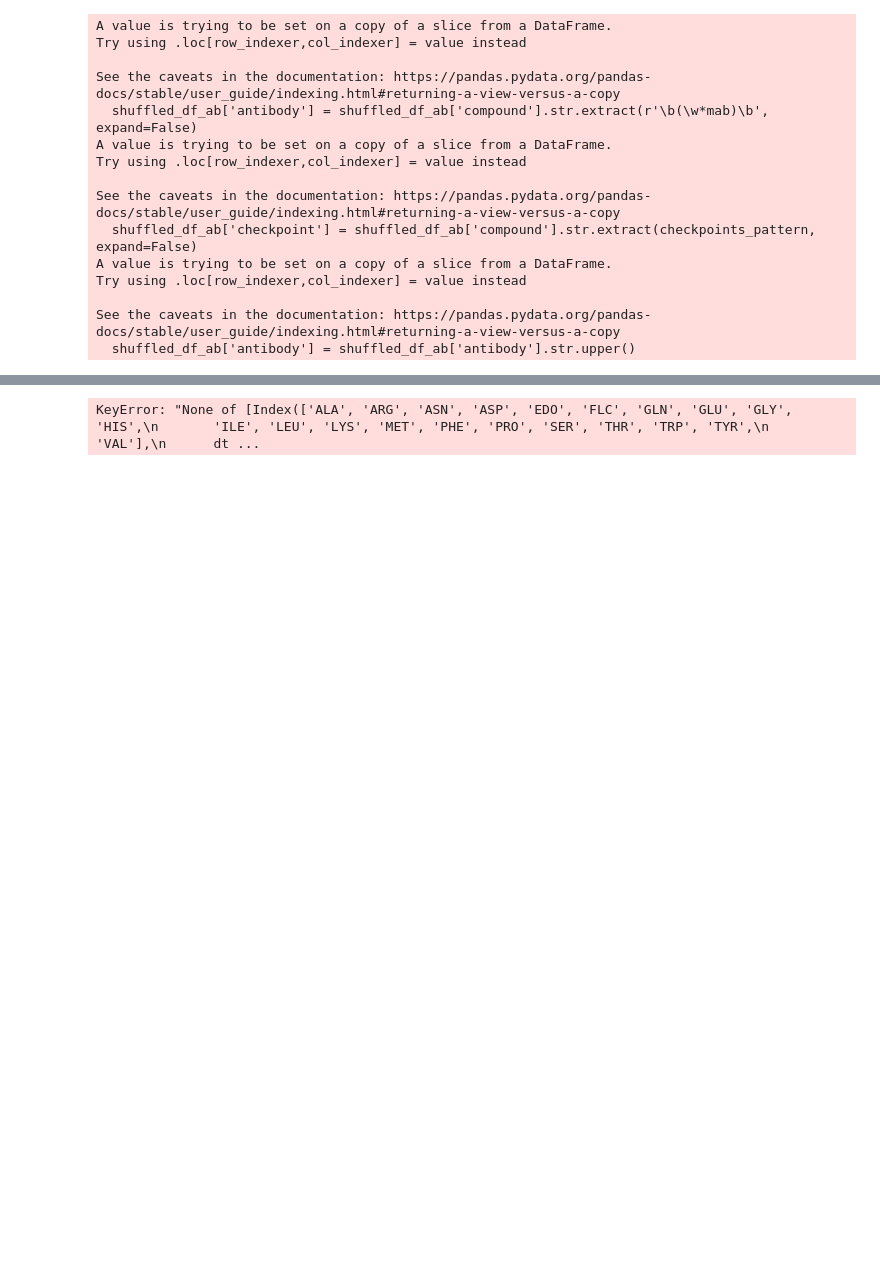
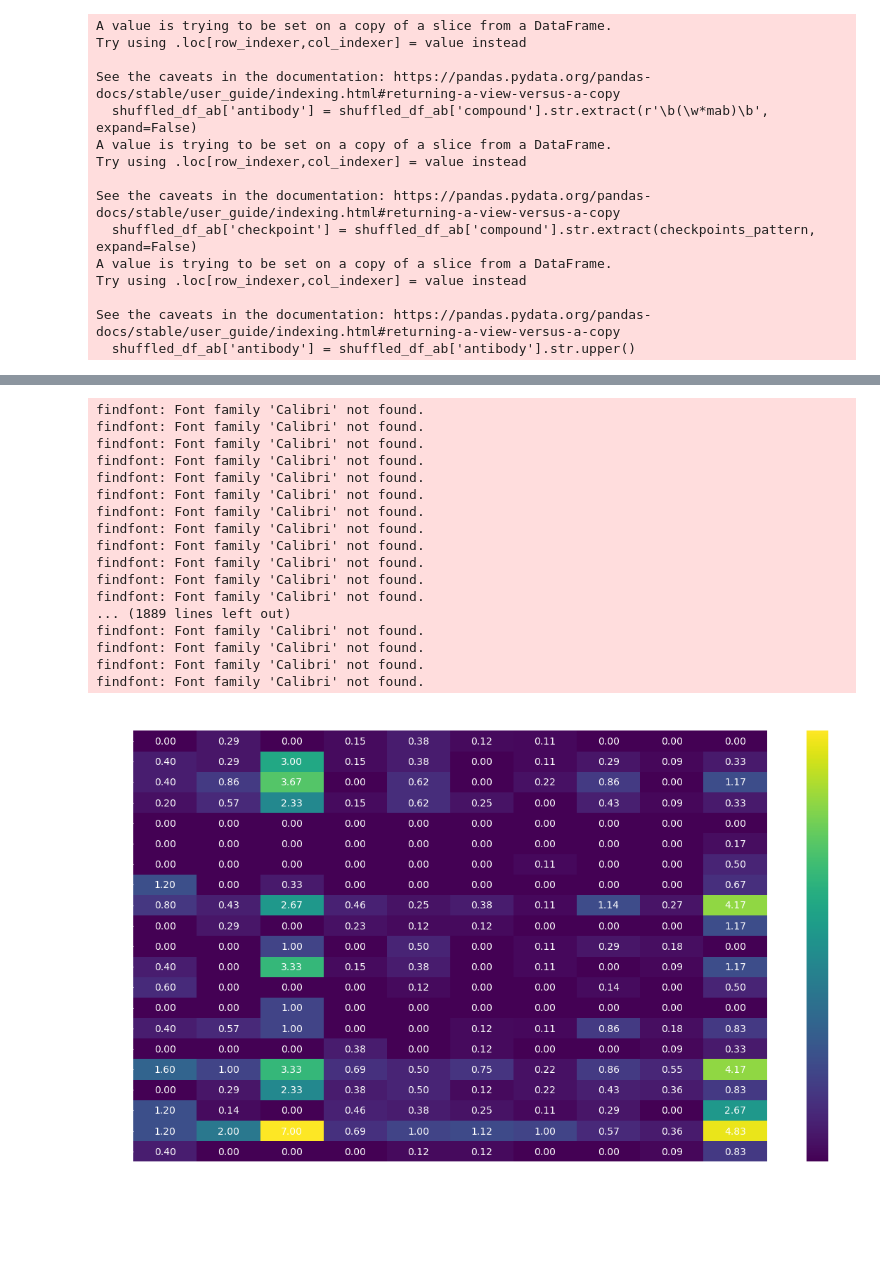
Before and after one commit to datascience-2025-group4/group04-team01, a Jupyter notebook: Clinical_data.ipynb, the cells around one changed output, grey strips where cells are left out. Saved outputs shown, nothing was run; the diff lists cells and outputs as text; code cells hidden in the pictures; blank space fills up the shorter version.

```diff
--- a/Clinical_data.ipynb
+++ b/Clinical_data.ipynb
@@ -521,40 +542,76 @@ heatmap_data = residue_long_with_ab.pivot_table(
     aggfunc='sum',
     fill_value=0
 )
 
-seq_lengths = epitope_data.loc[heatmap_data.index, "paratope_sequence_x"].str.len()
-heatmap_data_normalized = heatmap_data.divide(seq_lengths, axis=0)
+length_map = merged_all.drop_duplicates(subset="antibody").set_index("antibody")["paratope_length"]
+heatmap_data_normalized = heatmap_data.divide(length_map, axis=1)
 
-
+heatmap_data_normalized
 # Step 3: Normalize by sequence length (divide each column by its respective sequence length)
-# heatmap_data_normalized = heatmap_data.divide(seq_lengths, axis=0)
 
 # Define the full order: best first, then worst, then any remaining antibodies
 all_columns = list(heatmap_data_normalized.columns)
 remaining_columns = [col for col in all_columns if col not in best_ab_names + worst_ab_names]
 sorted_columns = best_ab_names + worst_ab_names + remaining_columns
 
 # Reorder the DataFrame columns
 heatmap_sorted = heatmap_data_normalized[sorted_columns]
 
 # Plot
 plt.figure(figsize=(12, 8))
-sns.heatmap(heatmap_sorted, cmap='viridis', annot=True, fmt='.2f', vmax=0.3)
+sns.heatmap(heatmap_sorted, cmap='viridis', annot=True, fmt='.2f', vmax=5)
 
-plt.title(f'Normalized {section.capitalize()} Residue Usage per Antibody')
-plt.ylabel('Residue Type')
-plt.xlabel('Antibody')
 plt.tight_layout()
+
+ax = plt.gca()  # get current axes
+
+# Set all text and spines to white
+ax.set_title(f'Normalized {section.capitalize()} Residue Usage per Antibody', fontsize=14, color='white')
+ax.set_xlabel("Antibody", color='white')
+ax.set_ylabel('Residue Type', color='white')
+ax.tick_params(axis='x', colors='white', rotation=45)
+ax.tick_params(axis='y', colors='white')
+
+# White border around heatmap
+for spine in ax.spines.values():
+    spine.set_edgecolor('white')
+
+# Set annotation text color inside the heatmap
+for text in ax.texts:
+    text.set_color('white')
+
+# Get colorbar and set its tick labels to white
+colorbar = ax.collections[0].colorbar
+colorbar.ax.yaxis.set_tick_params(color='white')
+for label in colorbar.ax.get_yticklabels():
+    label.set_color('white')
+
 plt.savefig(f'{output_dir}/normalized_{section}_residue_usage_per_ab.pdf', bbox_inches = 'tight', dpi = 300)
 
 plt.savefig(
     f'{output_dir}/normalized_{section}_residue_usage_per_ab.png',
     dpi=300,
     bbox_inches='tight',
     transparent=True
 )
 
-
 plt.show()
 # %% [output]
-KeyError: "None of [Index(['ALA', 'ARG', 'ASN', 'ASP', 'EDO', 'FLC', 'GLN', 'GLU', 'GLY', 'HIS',\n       'ILE', 'LEU', 'LYS', 'MET', 'PHE', 'PRO', 'SER', 'THR', 'TRP', 'TYR',\n       'VAL'],\n      dt ...
+findfont: Font family 'Calibri' not found.
+findfont: Font family 'Calibri' not found.
+findfont: Font family 'Calibri' not found.
+findfont: Font family 'Calibri' not found.
+findfont: Font family 'Calibri' not found.
+findfont: Font family 'Calibri' not found.
+findfont: Font family 'Calibri' not found.
+findfont: Font family 'Calibri' not found.
+findfont: Font family 'Calibri' not found.
+findfont: Font family 'Calibri' not found.
+findfont: Font family 'Calibri' not found.
+findfont: Font family 'Calibri' not found.
+... (1889 lines left out)
+findfont: Font family 'Calibri' not found.
+findfont: Font family 'Calibri' not found.
+findfont: Font family 'Calibri' not found.
+findfont: Font family 'Calibri' not found.
+[figure, added]
```
Also changed, not shown: parts of 15 cells of this notebook, 5 other files.
